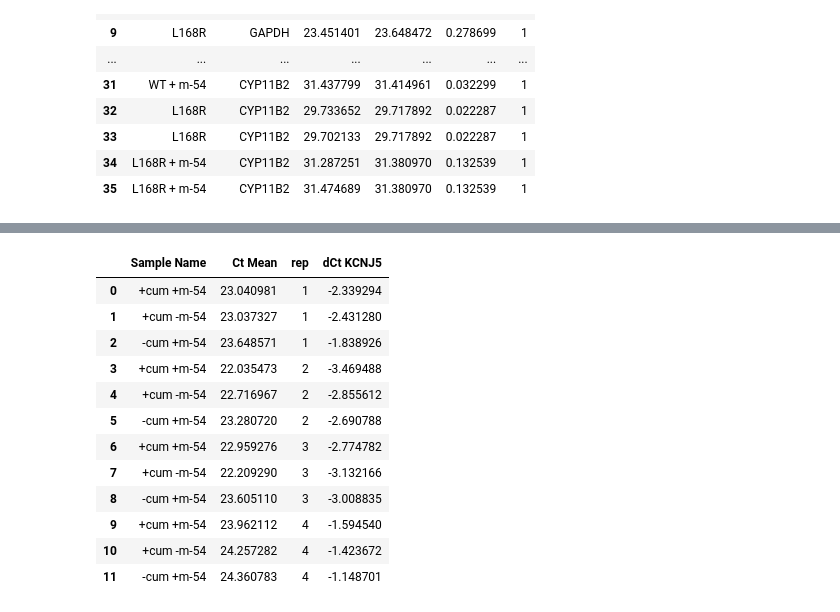
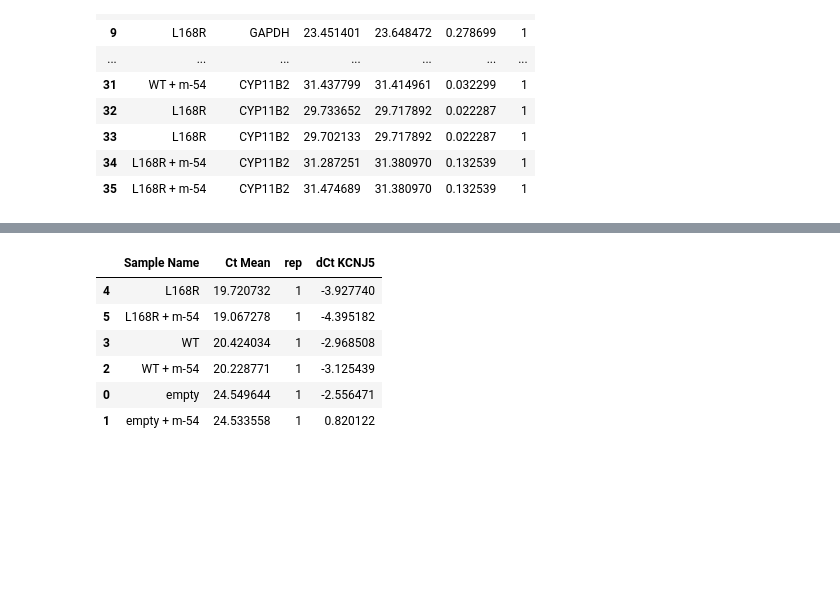
Before and after one commit to Sanas-m/molecule-54, a Jupyter notebook: WT-L168R/results/WT-L168R_all-replicates.ipynb, the cells around one changed output, grey strips where cells are left out. Saved outputs shown, nothing was run; the diff lists cells and outputs as text; code cells hidden in the pictures; blank space fills up the shorter version.

```diff
--- a/WT-L168R/results/WT-L168R_all-replicates.ipynb
+++ b/WT-L168R/results/WT-L168R_all-replicates.ipynb
@@ -9,7 +9,7 @@ def convert_rep(row):
     row['Sample Name'] = row['Sample Name'][:len(row['Sample Name']) - 5]
     return row
 # %%
-rawDataSet_1 = pd.read_excel(r'../resources/beta_R1.xls', sheet_name = 'Results', header = 50, decimal = ",")
+rawDataSet_1 = pd.read_excel(r'../resources/alpha_R4.xls', sheet_name = 'Results', header = 50, decimal = ",")
 
 WT_L168R_1 = rawDataSet_1.drop(columns = ['Well', 'Well Position', 'Omit', 'Task', 'Reporter', 'Quencher', 'Quantity', \
                                     'Quantity Mean', 'Quantity SD', 'RQ', 'RQ Min', 'RQ Max', 'Delta Ct', 'Delta Ct Mean', \
@@ -147,0 +42,13 @@ cum_mol_dedupl
+# %%
+rawDataSet_2 = pd.read_excel(r'../resources/beta_R1.xls', sheet_name = 'Results', header = 50, decimal = ",")
+
+WT_L168R_2 = rawDataSet_2.drop(columns = ['Well', 'Well Position', 'Omit', 'Task', 'Reporter', 'Quencher', 'Quantity', \
+                                    'Quantity Mean', 'Quantity SD', 'RQ', 'RQ Min', 'RQ Max', 'Delta Ct', 'Delta Ct Mean', \
+                                     'Delta Ct SD', 'Delta Ct SE', 'Delta Delta Ct', 'Automatic Ct Threshold', \
+                                     'Ct Threshold', 'Automatic Baseline', 'Baseline Start', \
+                                    'Baseline End', 'Amp Status', 'Comments', 'Cq Conf', 'CQCONF', 'EXPFAIL' , 'HIGHSD'])
+
+WT_L168R_2['rep'] = '2'
+WT_L168R_2 = WT_L168R_2[WT_L168R_2['Sample Name'].str.contains('rep')== False ]
+WT_L168R_2 = WT_L168R_2.dropna(axis = 0)
+WT_L168R_2
@@ -147,0 +75,3 @@ cum_mol_dedupl
+# %%
+clean = pd.concat([WT_L168R_1, WT_L168R_2])
+clean
@@ -195,12 +139,13 @@ CYP11B2_rep4 = dataframes('4', 'CYP11B2')
 # %%
-CYP11B2_values = cum_mol_dedupl[cum_mol_dedupl['Target Name'] == 'CYP11B2']
+CYP11B2_values = clean[(clean['Target Name'] == 'CYP11B2')]
 
 def delta_CT(CYP11B2):
-    GAPDH = cum_mol_dedupl[(cum_mol_dedupl['Target Name'] == 'GAPDH') &
-                            (cum_mol_dedupl['Sample Name'] == CYP11B2['Sample Name']) &
-                            (cum_mol_dedupl['rep'] == CYP11B2['rep'])
-                          ]
+    GAPDH = clean[(clean['Target Name'] == 'GAPDH') &
+                            (clean['Sample Name'] == CYP11B2['Sample Name']) &
+                            (clean['rep'] == CYP11B2['rep'])]
+
     CYP11B2['GAPDH'] = float64(GAPDH['Ct Mean'])
+
     CYP11B2['dCt CYP11B2'] = float64(subtract(CYP11B2['Ct Mean'], GAPDH['Ct Mean']))
 
     return CYP11B2
@@ -225,33 +174,27 @@ clean_deltaCT_CYP11B2
 # %%
-KCNJ5_values = cum_mol_dedupl[cum_mol_dedupl['Target Name'] == 'KCNJ5']
+KCNJ5_values = clean[clean['Target Name'] == 'KCNJ5']
 
 def delta_CT(KCNJ5):
-    GAPDH = cum_mol_dedupl[(cum_mol_dedupl['Target Name'] == 'GAPDH') &
-                            (cum_mol_dedupl['Sample Name'] == KCNJ5['Sample Name']) &
-                            (cum_mol_dedupl['rep'] == KCNJ5['rep'])
+    GAPDH = clean[(clean['Target Name'] == 'GAPDH') &
+                            (clean['Sample Name'] == KCNJ5['Sample Name']) &
+                            (clean['rep'] == KCNJ5['rep'])
                           ]
     KCNJ5['GAPDH'] = float64(GAPDH['Ct Mean'])
     KCNJ5['dCt KCNJ5'] = float64(subtract(KCNJ5['Ct Mean'], GAPDH['Ct Mean']))
 
     return KCNJ5
 
 deltaCT_KCNJ5 = KCNJ5_values.apply(delta_CT, axis = 1).drop(columns = ['Target Name', 'GAPDH'])
-clean_deltaCT_KCNJ5 = deltaCT_KCNJ5.reset_index().drop(columns=['index'])
+clean_deltaCT_KCNJ5 = deltaCT_KCNJ5.reset_index().drop(columns=['index']).sort_values(by=['Sample Name'])
 clean_deltaCT_KCNJ5
 # %% [output]
 |  | Sample Name | Ct Mean | rep | dCt KCNJ5 |
-| 0 | +cum +m-54 | 23.040981 | 1 | -2.339294 |
-| 1 | +cum -m-54 | 23.037327 | 1 | -2.431280 |
-| 2 | -cum +m-54 | 23.648571 | 1 | -1.838926 |
-| 3 | +cum +m-54 | 22.035473 | 2 | -3.469488 |
-| 4 | +cum -m-54 | 22.716967 | 2 | -2.855612 |
-| 5 | -cum +m-54 | 23.280720 | 2 | -2.690788 |
-| 6 | +cum +m-54 | 22.959276 | 3 | -2.774782 |
-| 7 | +cum -m-54 | 22.209290 | 3 | -3.132166 |
-| 8 | -cum +m-54 | 23.605110 | 3 | -3.008835 |
-| 9 | +cum +m-54 | 23.962112 | 4 | -1.594540 |
-| 10 | +cum -m-54 | 24.257282 | 4 | -1.423672 |
-| 11 | -cum +m-54 | 24.360783 | 4 | -1.148701 |
+| 4 | L168R | 19.720732 | 1 | -3.927740 |
+| 5 | L168R + m-54 | 19.067278 | 1 | -4.395182 |
+| 3 | WT | 20.424034 | 1 | -2.968508 |
+| 2 | WT + m-54 | 20.228771 | 1 | -3.125439 |
+| 0 | empty | 24.549644 | 1 | -2.556471 |
+| 1 | empty + m-54 | 24.533558 | 1 | 0.820122 |
 # %%
 # defining control
 
```
Also changed, not shown: parts of 14 cells of this notebook, 5 other files.
